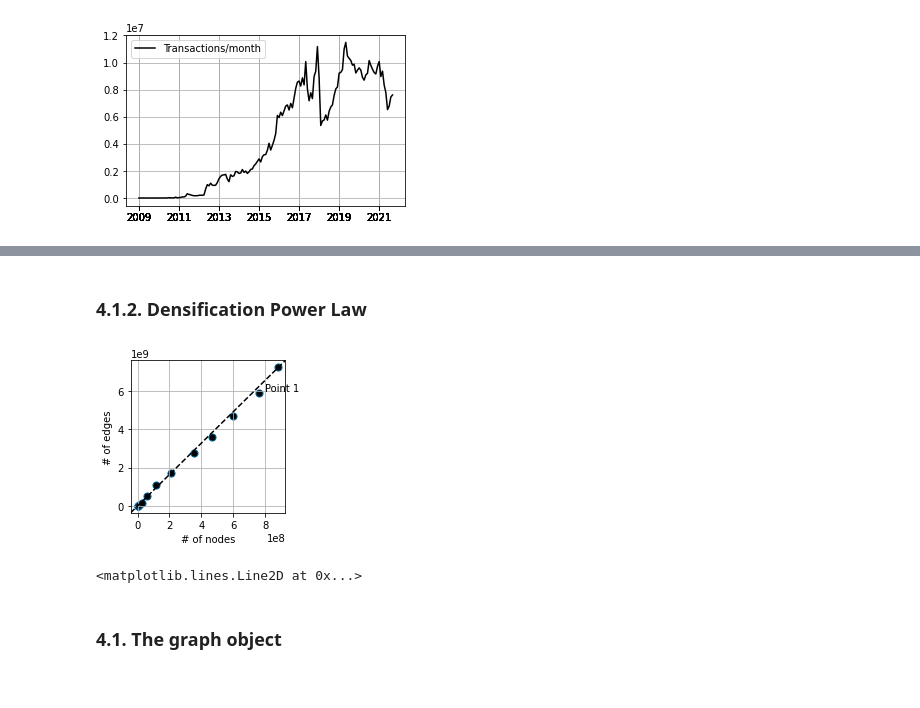
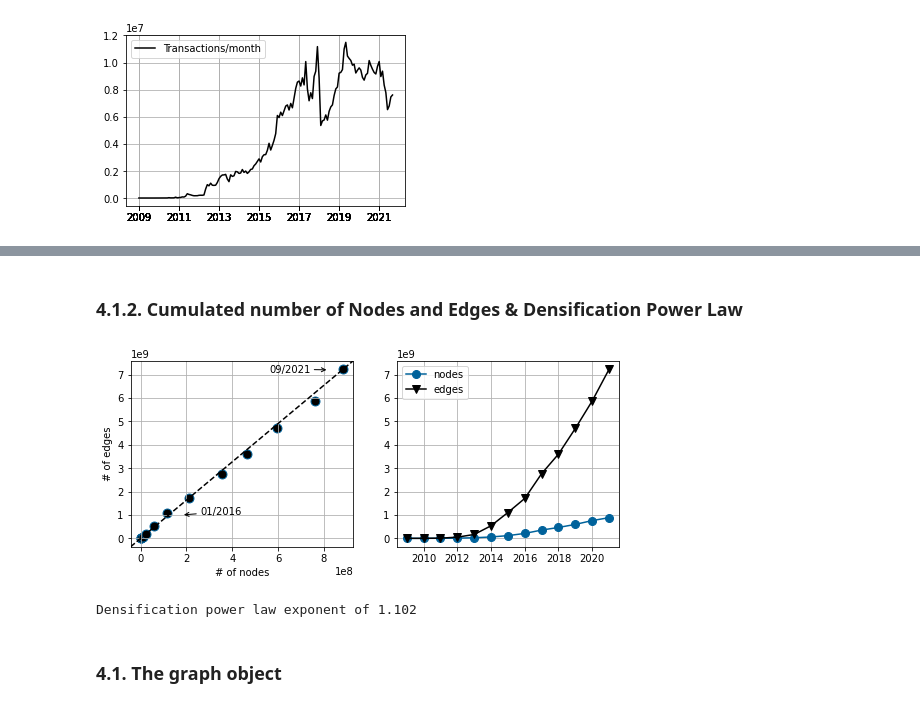
Before and after one commit to nerolation/python-bitcoin-scraper, a Jupyter notebook: btc-graph-analysis.ipynb, the cells around one changed output, grey strips where cells are left out. Saved outputs shown, nothing was run; the diff lists cells and outputs as text; code cells hidden in the pictures.

```diff
--- a/btc-graph-analysis.ipynb
+++ b/btc-graph-analysis.ipynb
@@ -315,38 +316,60 @@ plt.show()
 # %% [markdown]
-### 4.1.2. Densification Power Law
+### 4.1.2. Cumulated number of Nodes and Edges & Densification Power Law
 # %%
 bq_table = "bitcoin_cum_node_count"
 query = """
         SELECT    *
         FROM      `{}.{}.{}`
         """.format(bq_project,bq_dataset,bq_table)
 try:
     df_cnc
 except:
     df_cnc   = pd.read_gbq(query, bq_project).sort_values("year")
 
 df_ced   = df_edges.groupby("year").sum().drop("month", axis=1).cumsum()
 
-# Create figure with size 5x3.15 inches
-f, ax = plt.subplots(figsize=(3, 3))
+# Create figure with size 4x4 inches
+f, axs = plt.subplots(1, 2,figsize=(8, 4))
 
 # Plot chart
-plt.scatter(df_cnc["c"],df_ced["c"], s=50, color="k", edgecolors="#00629b")
-plt.plot([0, 1], [0, 1], transform=ax.transAxes , color="k", ls="--", label='_nolegend_')
-plt.annotate("Point 1", (int(8e8), int(6e9)))
+axs[0].scatter(df_cnc["c"],df_ced["c"], s=80, color="k", edgecolors="#00629b")
+axs[0].plot([0, 1], [0, 1], transform=axs[0].transAxes , color="k", ls="--", label='_nolegend_')
 
-plt.xlabel("# of nodes")
-plt.ylabel("# of edges")
-plt.tight_layout()
+# Add month/year annoations
+axs[0].annotate("09/2021", xy=(int(8.2e8), int(7.2e9)), xycoords='data',
+            xytext=(int(5.6e8), int(7.1e9)), textcoords='data',
+            arrowprops=dict(arrowstyle="->",
+                            connectionstyle="arc3"))
+axs[0].annotate("01/2016", xy=(int(1.8e8), int(1e9)), xycoords='data',
+            xytext=(int(2.6e8), int(1e9)), textcoords='data',
+            arrowprops=dict(arrowstyle="->",
+                            connectionstyle="arc3"))
+axs[0].set(xlabel="# of nodes", ylabel="# of edges")
+
+
+# Plot chart
+axs[1].plot(df_cnc["year"], df_cnc["c"], color="#00629b", marker="o", markersize=8, label="nodes")
+axs[1].plot(df_cnc["year"], df_ced["c"], color="k", marker="v", markersize=8, label="edges")
+axs[1].legend()
+
+
+plt.tight_layout(pad=3)
 #Save figure and show
 plt.savefig("./pictures/densification.pdf")
 plt.show()
 # %% [output]
-[figure, old version]
+[figure, new version]
 # %%
-line_up[0].
+# Densification Power law
+# E(t) = N(t)^a
+
+Et = df_ced.iloc[-1]
+Nt = df_cnc["c"].iloc[-1]
+
+a  = math.log(Et)/math.log(Nt)
+print("Densification power law exponent of {:.3f}".format(a))
 # %% [output]
-<matplotlib.lines.Line2D at 0x...>
+Densification power law exponent of 1.102
 # %% [markdown]
 ### 4.1. The graph object
 # %%
```
Also changed, not shown: parts of 1 cell of this notebook.
